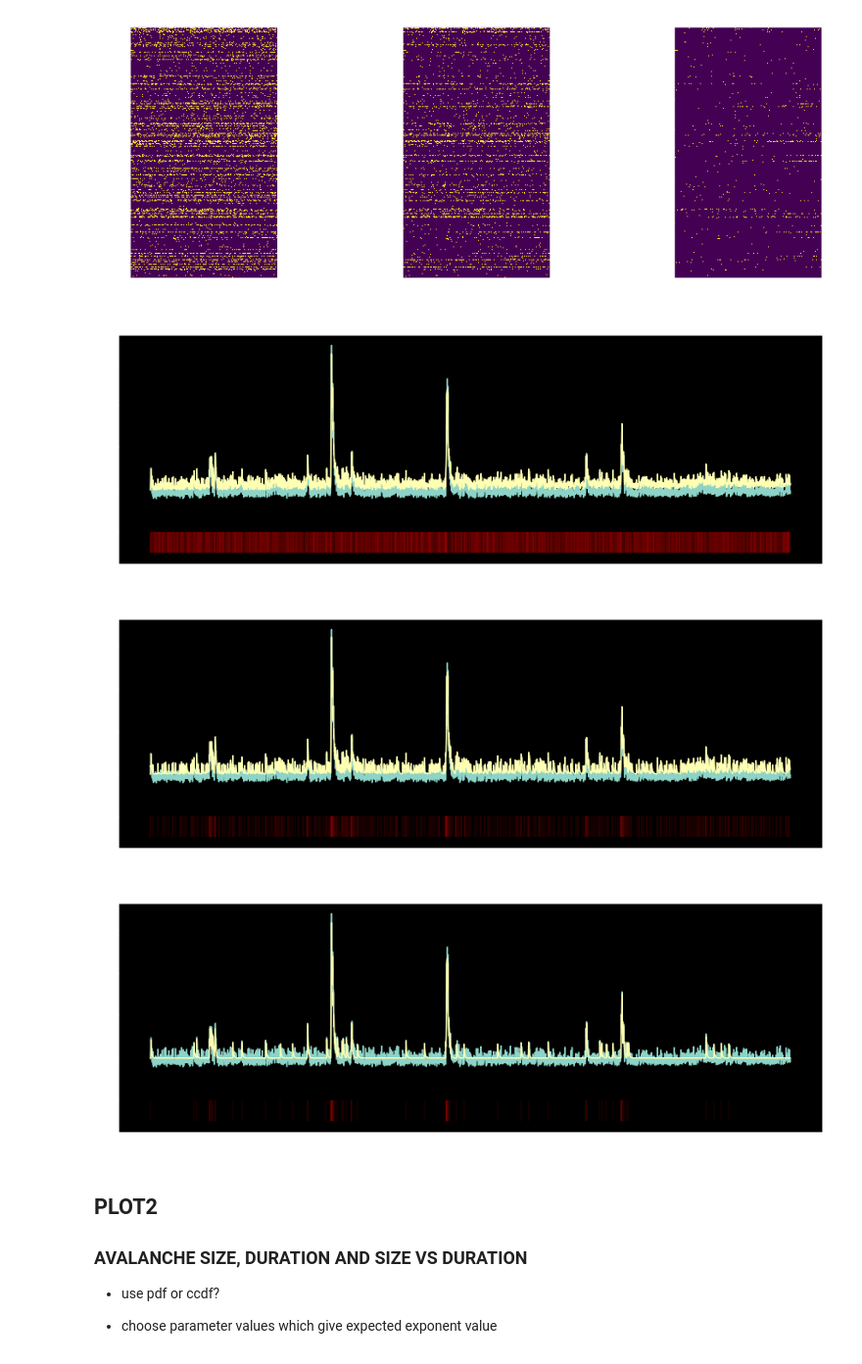
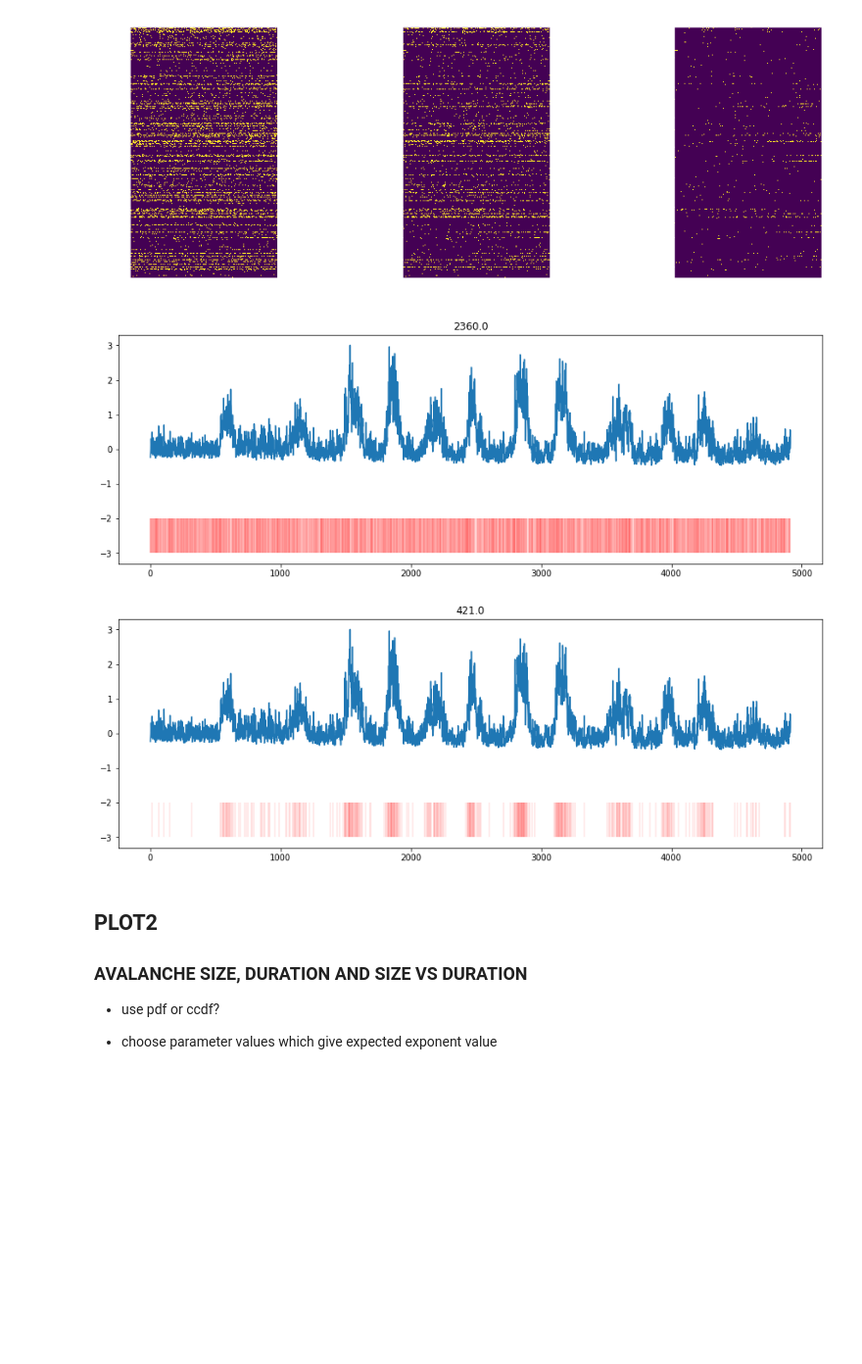
Before and after one commit to dafishcode/suite2p_analysis_py, a Jupyter notebook: avfig2.ipynb, the cells around one changed output. Shown at 98% size. Saved outputs shown, nothing was run; the diff lists cells and outputs as text; code cells hidden in the pictures; blank space fills up the shorter version.

```diff
--- a/avfig2.ipynb
+++ b/avfig2.ipynb
@@ -11,7 +11,7 @@ import admin_functions as adfn
 from scipy import stats
 
 sns.reset_orig()
-plt.style.use('dark_background')
+#plt.style.use('dark_background')
 
 %load_ext autoreload
 %autoreload
@@ -209,44 +232,35 @@ plt.show()
 # %%
 # Create datalists
 #---------------------------------------------------------------------------
 experiment = 'PTZ-WILDTYPE'
-c = 20
-
+c = 9
 os.chdir(F10t + 'Project/' + experiment)
 binlist = sorted(glob.glob('*BLN*0.650binarised.npy'))
 callist = sorted(glob.glob('*BLN*0.650modelcal.npy'))
 dlist = sorted(glob.glob('*BLN*deltaff.npy'))
 f, axarr = plt.subplots(figsize = (15,5))
 plt.plot(np.load(dlist[0])[c])
-plt.plot(np.load(callist[0])[c])
+#plt.plot(np.load(callist[0])[c])
 for x in np.where(np.load(binlist[0])[c] == 1)[0]: plt.vlines(x=x,  alpha = 0.1, ymin = -3, ymax = -2, color = 'red')
 plt.title(str(np.sum(np.load(binlist[0])[c])))
-plt.show()
-
-os.chdir(F10t + 'Project/' + experiment)
-binlist = sorted(glob.glob('*BLN*0.630binarised.npy'))
-callist = sorted(glob.glob('*BLN*0.630modelcal.npy'))
-f, axarr = plt.subplots(figsize = (15,5))
-plt.plot(np.load(dlist[0])[c])
-plt.plot(np.load(callist[0])[c])
-for x in np.where(np.load(binlist[0])[c] == 1)[0]: plt.vlines(x=x,  alpha = 0.1, ymin = -3, ymax = -2, color = 'red')
-plt.title(str(np.sum(np.load(binlist[0])[c])))
-plt.show()
+plt.savefig('highbin.png', transparent = True)
 
 
 os.chdir(F10t + 'Project/' + experiment)
-binlist = sorted(glob.glob('*BLN*0.550binarised.npy'))
-callist = sorted(glob.glob('*BLN*0.550modelcal.npy'))
+binlist = sorted(glob.glob('*BLN*0.590binarised.npy'))
+callist = sorted(glob.glob('*BLN*0.590modelcal.npy'))
+dlist = sorted(glob.glob('*BLN*deltaff.npy'))
 f, axarr = plt.subplots(figsize = (15,5))
 plt.plot(np.load(dlist[0])[c])
-plt.plot(np.load(callist[0])[c])
+#plt.plot(np.load(callist[0])[c])
 for x in np.where(np.load(binlist[0])[c] == 1)[0]: plt.vlines(x=x,  alpha = 0.1, ymin = -3, ymax = -2, color = 'red')
 plt.title(str(np.sum(np.load(binlist[0])[c])))
+plt.savefig('correctbin.png', transparent = True)
+
 plt.show()
 # %% [output]
-[figure, old version]
+[figure, new version]
-[figure, old version]
+[figure, new version]
-[figure, removed]
 # %% [markdown]
 ## PLOT2
 ### AVALANCHE SIZE, DURATION AND SIZE VS DURATION
```
Also changed, not shown: parts of 47 cells of this notebook, 4 other files.
